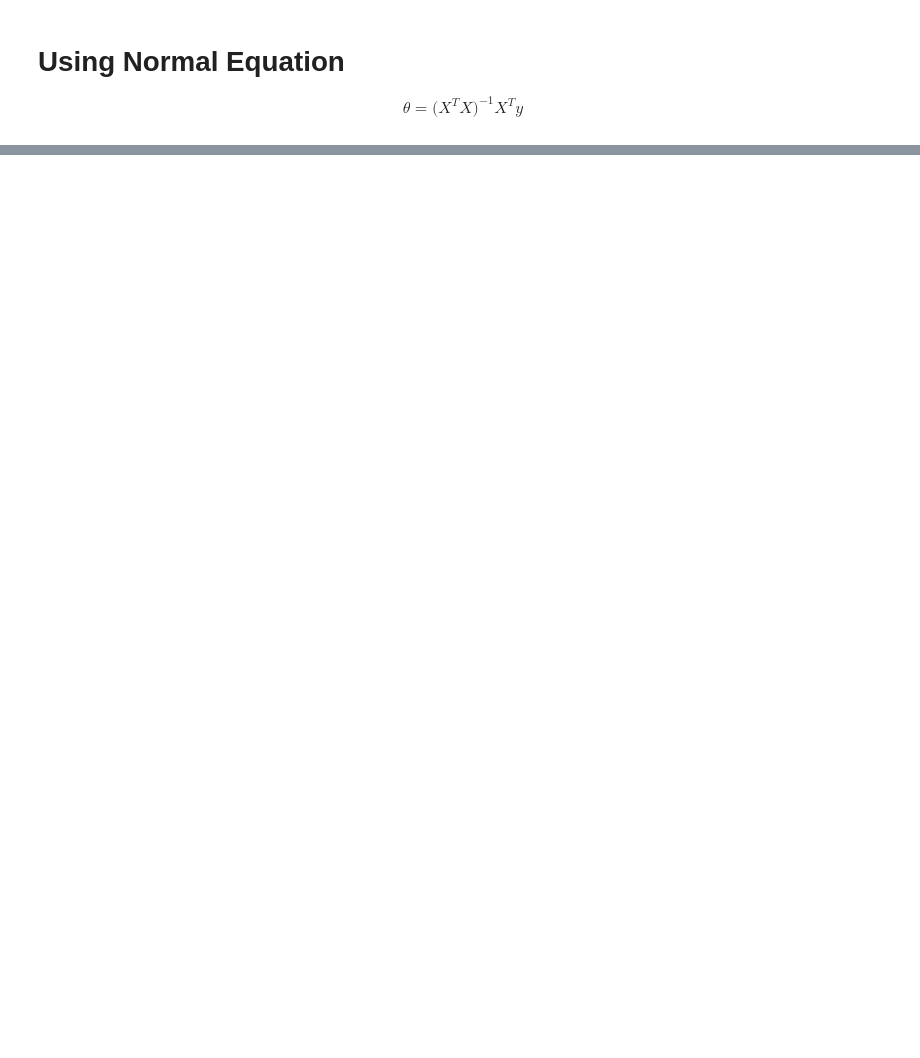
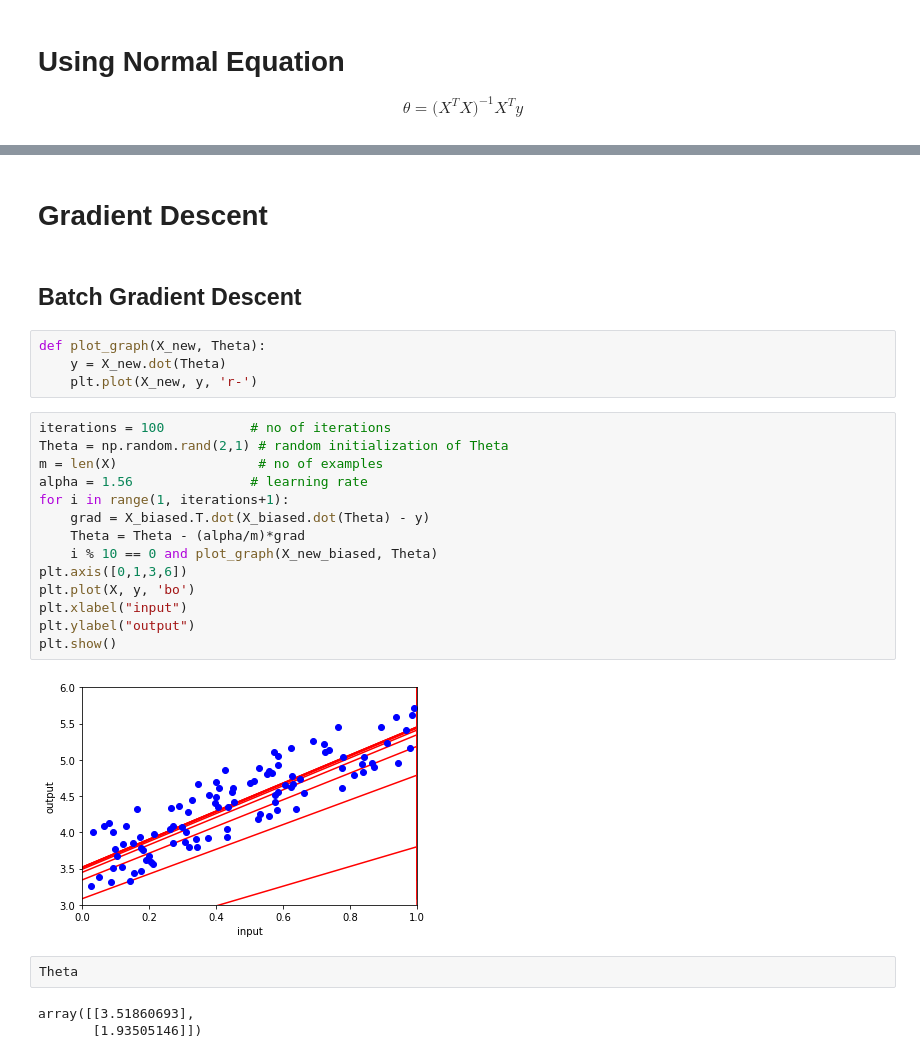
Before and after one commit to abhishak3/MLM, a Jupyter notebook: 01.LinearRegression.ipynb, the cells around one changed output, grey strips where cells are left out. Drawn from its saved outputs; the diff is of its cells as text; blank space fills up the shorter version.

Commit message:
Gradient Descent

```diff
--- a/01.LinearRegression.ipynb
+++ b/01.LinearRegression.ipynb
@@ -65,0 +89,29 @@ plt.show()
+# %% [markdown]
+# Gradient Descent
+# %% [markdown]
+## Batch Gradient Descent
+# %%
+def plot_graph(X_new, Theta):
+    y = X_new.dot(Theta)
+    plt.plot(X_new, y, 'r-')
+# %%
+iterations = 100           # no of iterations
+Theta = np.random.rand(2,1) # random initialization of Theta
+m = len(X)                  # no of examples
+alpha = 1.56               # learning rate
+for i in range(1, iterations+1):
+    grad = X_biased.T.dot(X_biased.dot(Theta) - y)
+    Theta = Theta - (alpha/m)*grad
+    i % 10 == 0 and plot_graph(X_new_biased, Theta)
+plt.axis([0,1,3,6])
+plt.plot(X, y, 'bo')
+plt.xlabel("input")
+plt.ylabel("output")
+plt.show()
+# %% [output]
+[figure, added]
+# %%
+Theta
+# %% [output]
+array([[3.51860693],
+       [1.93505146]])
```
Also changed, not shown: parts of 17 cells of this notebook, 1 other file.
